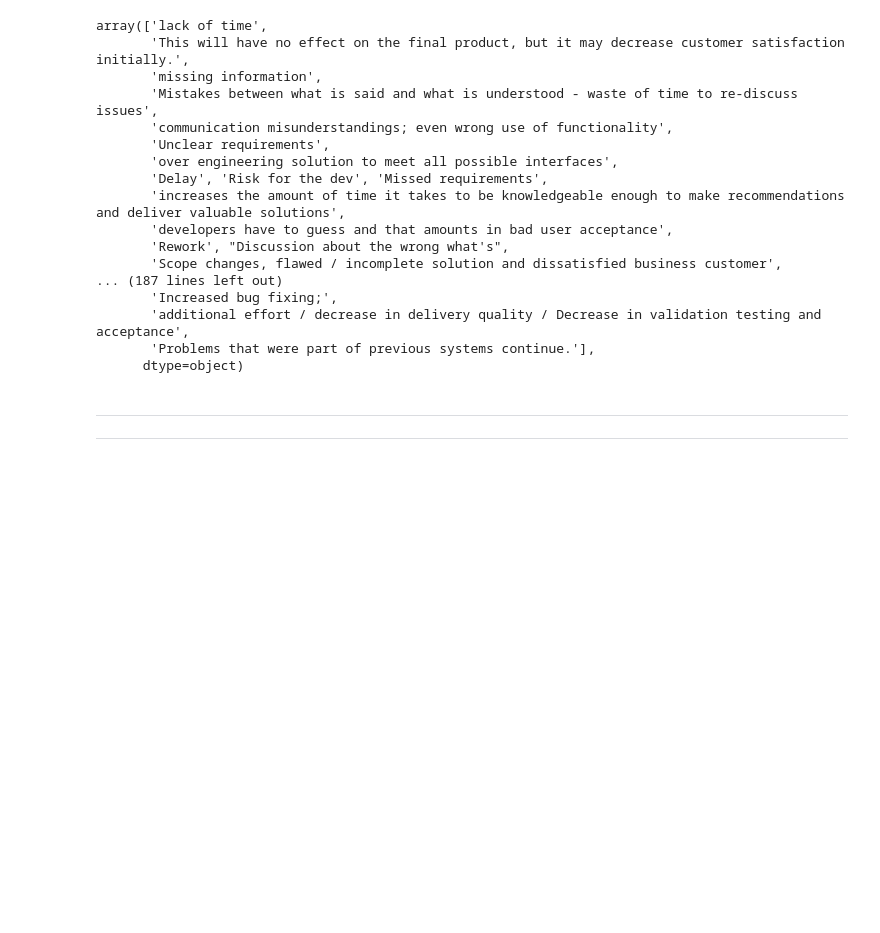
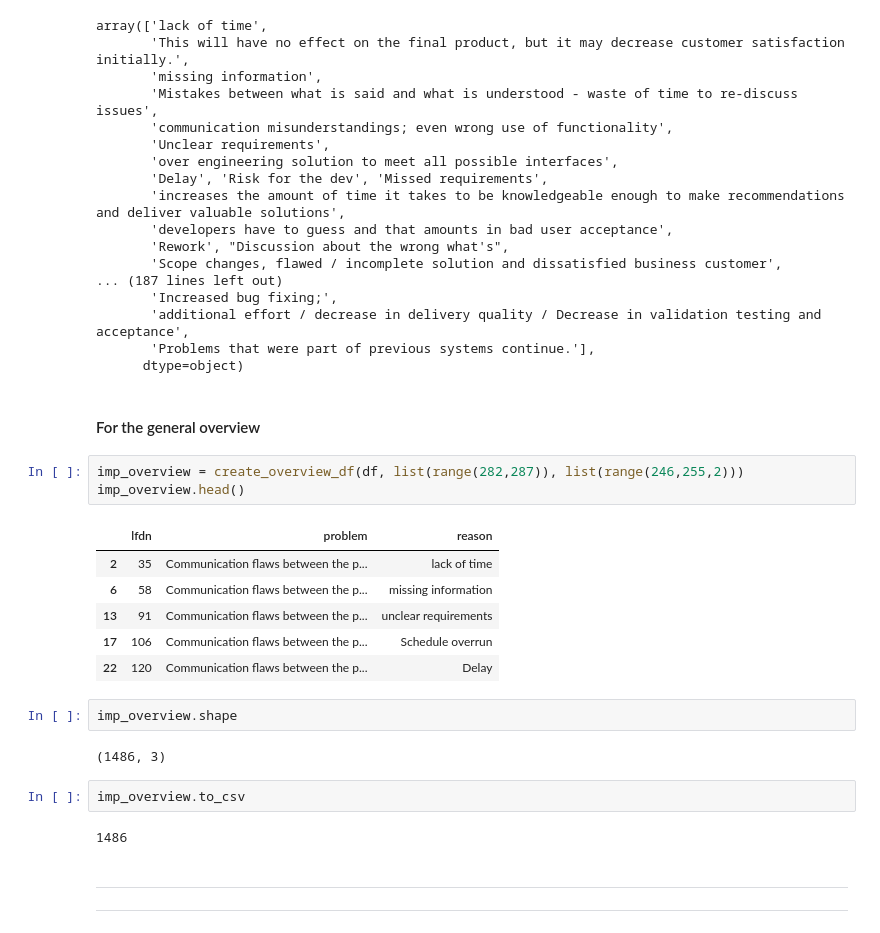
Before and after one commit to NaPiRE/napire2018, a Jupyter notebook: notebooks/freetext/02_prepare_long_vars.ipynb, the cells around one changed output. Drawn from its saved outputs; the diff is of its cells as text; blank space fills up the shorter version.

```diff
--- a/notebooks/freetext/02_prepare_long_vars.ipynb
+++ b/notebooks/freetext/02_prepare_long_vars.ipynb
@@ -566,6 +618,26 @@ array(['lack of time',
        'additional effort / decrease in delivery quality / Decrease in validation testing and acceptance',
        'Problems that were part of previous systems continue.'],
       dtype=object)
+# %% [markdown]
+#### For the general overview
+# %%
+imp_overview = create_overview_df(df, list(range(282,287)), list(range(246,255,2)))
+imp_overview.head()
+# %% [output]
+|  | lfdn | problem | reason |
+| 2 | 35 | Communication flaws between the p... | lack of time |
+| 6 | 58 | Communication flaws between the p... | missing information |
+| 13 | 91 | Communication flaws between the p... | unclear requirements |
+| 17 | 106 | Communication flaws between the p... | Schedule overrun |
+| 22 | 120 | Communication flaws between the p... | Delay |
+# %%
+imp_overview.shape
+# %% [output]
+(1486, 3)
+# %%
+imp_overview.to_csv
+# %% [output]
+1486
 # %% [markdown]
 ___
 ___
```
Also changed, not shown: parts of 15 cells of this notebook, 13 other files.
